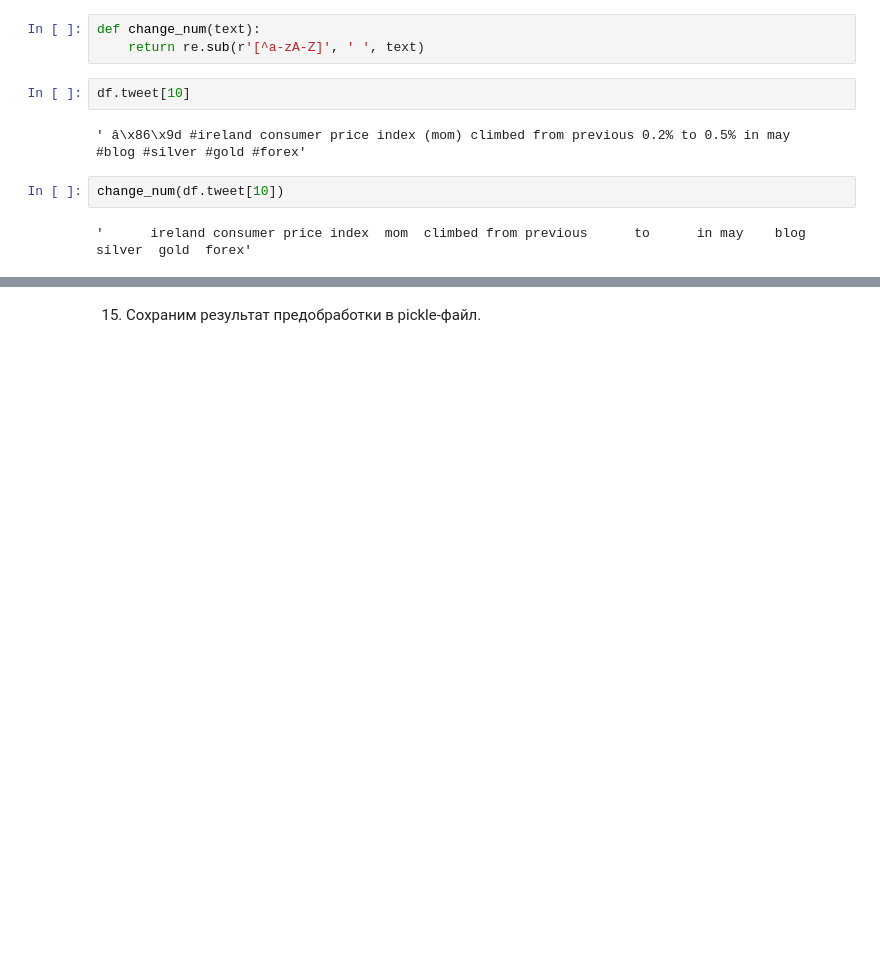
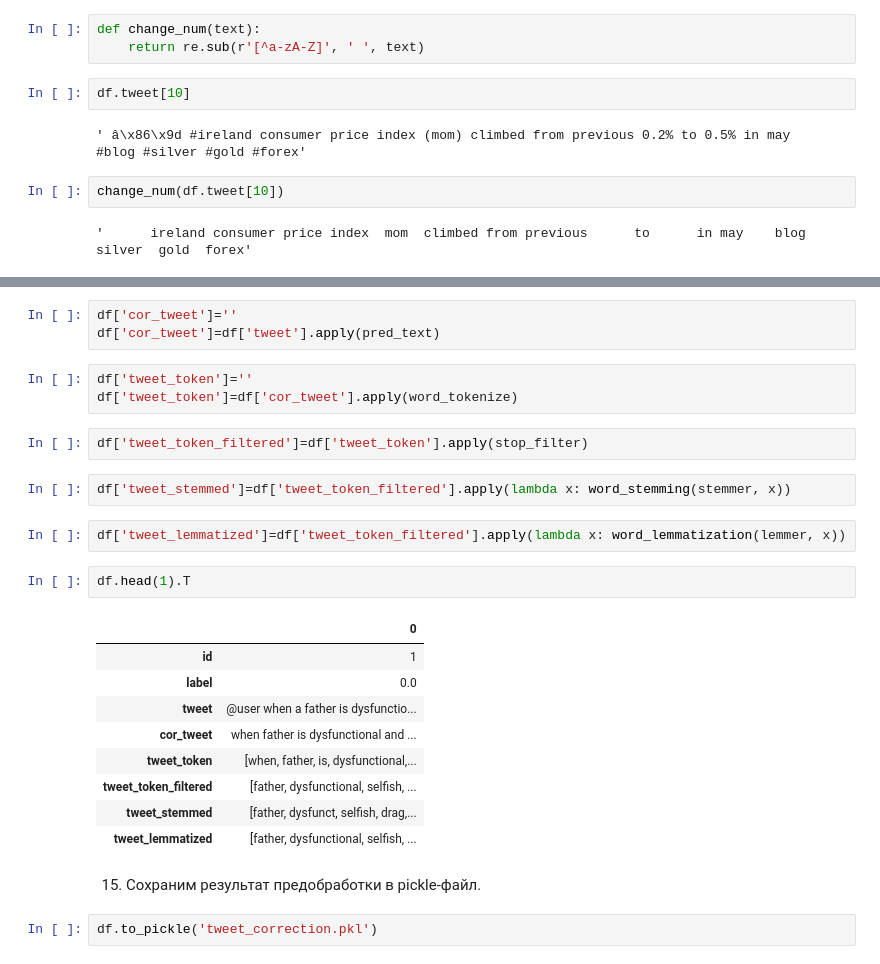
Before and after one commit to alex-chin/intro_nlp, a Jupyter notebook: homeworks/home01/hw_lesson_1.ipynb, the cells around one changed output, grey strips where cells are left out. Saved outputs shown, nothing was run; the diff lists cells and outputs as text; blank space fills up the shorter version.

```diff
--- a/homeworks/home01/hw_lesson_1.ipynb
+++ b/homeworks/home01/hw_lesson_1.ipynb
@@ -450,2 +591,28 @@ change_num(df.tweet[10])
+# %%
+df['cor_tweet']=''
+df['cor_tweet']=df['tweet'].apply(pred_text)
+# %%
+df['tweet_token']=''
+df['tweet_token']=df['cor_tweet'].apply(word_tokenize)
+# %%
+df['tweet_token_filtered']=df['tweet_token'].apply(stop_filter)
+# %%
+df['tweet_stemmed']=df['tweet_token_filtered'].apply(lambda x: word_stemming(stemmer, x))
+# %%
+df['tweet_lemmatized']=df['tweet_token_filtered'].apply(lambda x: word_lemmatization(lemmer, x))
+# %%
+df.head(1).T
+# %% [output]
+|  | 0 |
+| id | 1 |
+| label | 0.0 |
+| tweet | @user when a father is dysfunctio... |
+| cor_tweet | when father is dysfunctional and ... |
+| tweet_token | [when, father, is, dysfunctional,... |
+| tweet_token_filtered | [father, dysfunctional, selfish, ... |
+| tweet_stemmed | [father, dysfunct, selfish, drag,... |
+| tweet_lemmatized | [father, dysfunctional, selfish, ... |
 # %% [markdown]
 15. Сохраним результат предобработки в pickle-файл.
+# %%
+df.to_pickle('tweet_correction.pkl')
```
Also changed, not shown: parts of 27 cells of this notebook.
